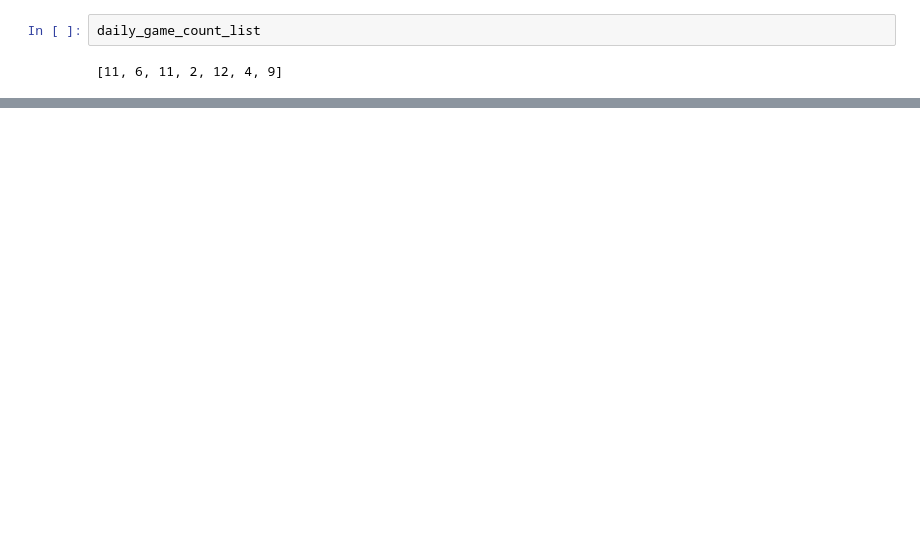
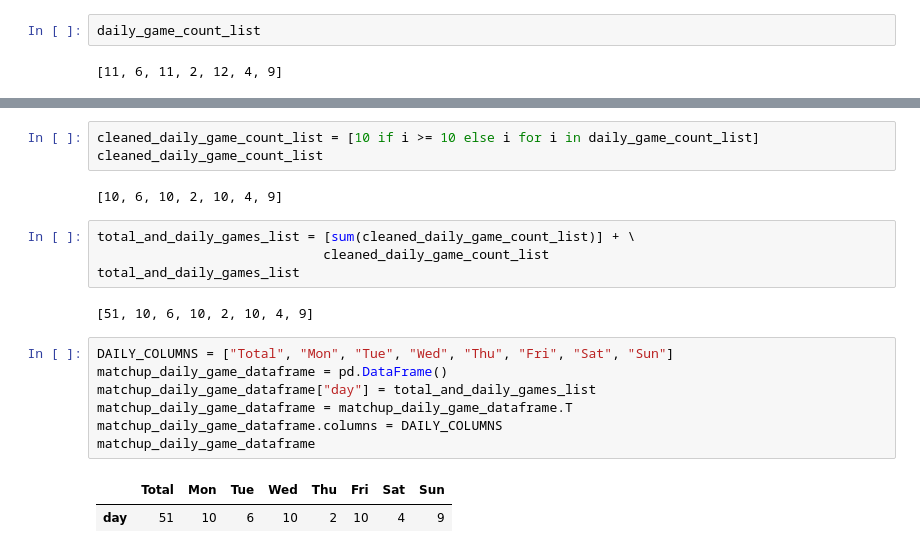
Before and after one commit to JaumeClave/waiver_wire_machine, a Jupyter notebook: notebooks/05_predicted_matchup_stats.ipynb, the cells around one changed output, grey strips where cells are left out. Drawn from its saved outputs; the diff is of its cells as text; blank space fills up the shorter version.

```diff
--- a/notebooks/05_predicted_matchup_stats.ipynb
+++ b/notebooks/05_predicted_matchup_stats.ipynb
@@ -431,0 +431,21 @@ SyntaxError: invalid syntax (<ipython-input-57-bed5aaf71820>, line 1)
+# %%
+cleaned_daily_game_count_list = [10 if i >= 10 else i for i in daily_game_count_list]
+cleaned_daily_game_count_list
+# %% [output]
+[10, 6, 10, 2, 10, 4, 9]
+# %%
+total_and_daily_games_list = [sum(cleaned_daily_game_count_list)] + \
+                             cleaned_daily_game_count_list
+total_and_daily_games_list
+# %% [output]
+[51, 10, 6, 10, 2, 10, 4, 9]
+# %%
+DAILY_COLUMNS = ["Total", "Mon", "Tue", "Wed", "Thu", "Fri", "Sat", "Sun"]
+matchup_daily_game_dataframe = pd.DataFrame()
+matchup_daily_game_dataframe["day"] = total_and_daily_games_list
+matchup_daily_game_dataframe = matchup_daily_game_dataframe.T
+matchup_daily_game_dataframe.columns = DAILY_COLUMNS
+matchup_daily_game_dataframe
+# %% [output]
+|  | Total | Mon | Tue | Wed | Thu | Fri | Sat | Sun |
+| day | 51 | 10 | 6 | 10 | 2 | 10 | 4 | 9 |
```
Also changed, not shown: parts of 9 cells of this notebook, 1 other file.
